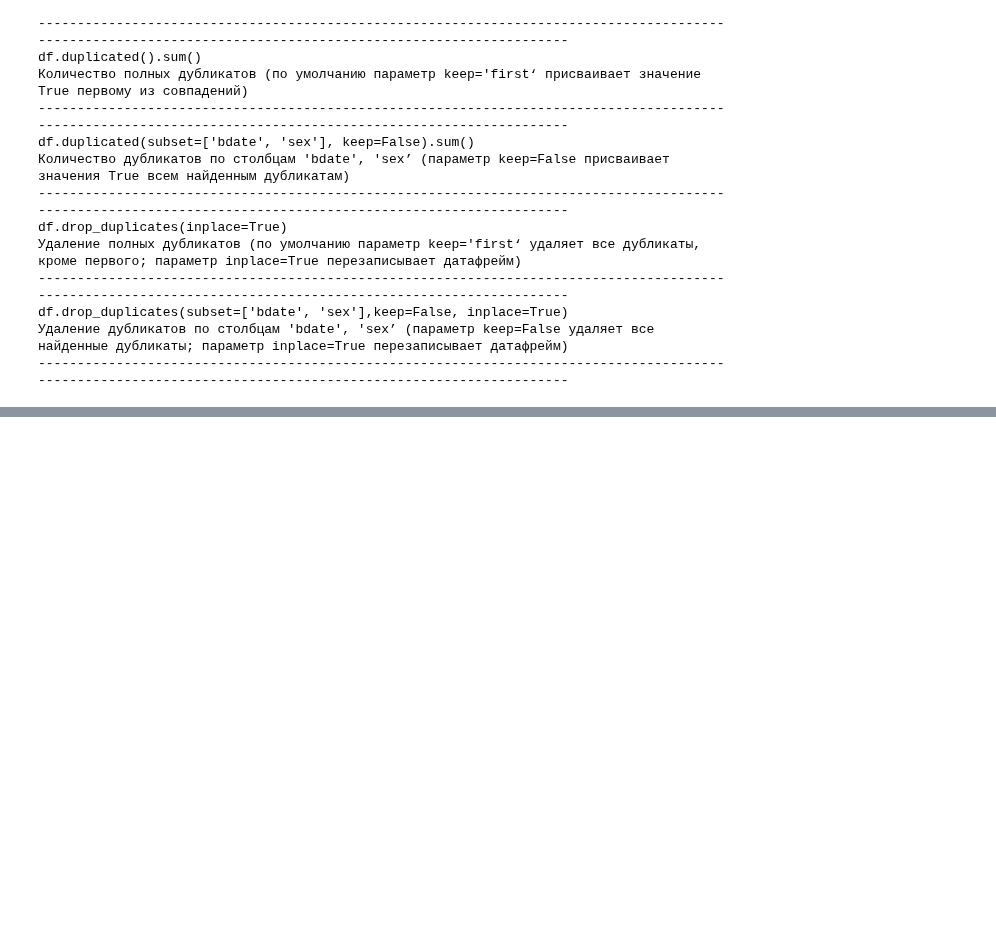
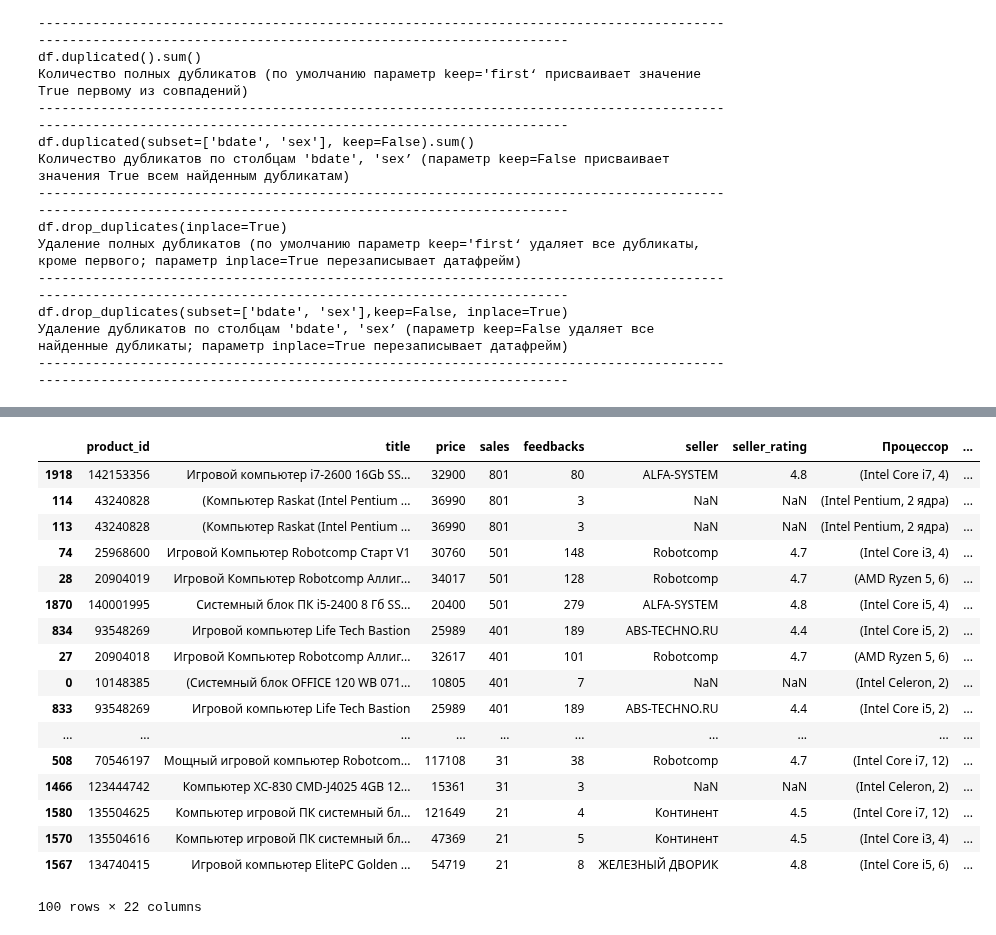
Before and after one commit to EZSib/data_-analytics2023, a Jupyter notebook: practice_clear.ipynb, the cells around one changed output, grey strips where cells are left out. Drawn from its saved outputs; the diff is of its cells as text; code cells hidden in the pictures; blank space fills up the shorter version.

```diff
--- a/practice_clear.ipynb
+++ b/practice_clear.ipynb
@@ -573,3 +556,13 @@ my_data1.shape
+# %%
+# изменим тип данных, нам нужен хешируемый
+def not_list(less_list):
+  if isinstance(less_list, list):
+    return tuple(less_list)
+  return less_list
+# %%
+test_clean_data = clean_data.copy()
+# %%
+test_clean_data['title'] = test_clean_data['title'].apply(not_list)
 # %%
 search_in('дубл')
 # %% [output]
@@ -593,0 +594,7 @@ clean_data.head(100)
+# %%
+test_clean_data['имя процессора'] = test_clean_data['Процессор'].apply(lambda x: list(x)[0])
+test_clean_data['количество ядер'] = test_clean_data['Процессор'].apply(lambda x: list(x)[1])
+test_clean_data['поколение ОП'] = test_clean_data['Оперативная память'].apply(lambda x: list(x)[0])
+test_clean_data['объём ОП'] = test_clean_data['Оперативная память'].apply(lambda x: list(x)[1])
+test_clean_data['HDD'] = test_clean_data['Жесткий диск'].apply(lambda x: list(x)[0])
+test_clean_data['SSD'] = test_clean_data['Жесткий диск'].apply(lambda x: list(x)[1])
@@ -593,0 +603,21 @@ clean_data.head(100)
+# %%
+test_clean_data.sort_values('sales', ascending=False).iloc[:100]
+# %% [output]
+|  | product_id | title | price | sales | feedbacks | seller | seller_rating | Процессор | ... |
+| 1918 | 142153356 | Игровой компьютер i7-2600 16Gb SS... | 32900 | 801 | 80 | ALFA-SYSTEM | 4.8 | (Intel Core i7, 4) | ... |
+| 114 | 43240828 | (Компьютер Raskat (Intel Pentium ... | 36990 | 801 | 3 | NaN | NaN | (Intel Pentium, 2 ядра) | ... |
+| 113 | 43240828 | (Компьютер Raskat (Intel Pentium ... | 36990 | 801 | 3 | NaN | NaN | (Intel Pentium, 2 ядра) | ... |
+| 74 | 25968600 | Игровой Компьютер Robotcomp Старт V1 | 30760 | 501 | 148 | Robotcomp | 4.7 | (Intel Core i3, 4) | ... |
+| 28 | 20904019 | Игровой Компьютер Robotcomp Аллиг... | 34017 | 501 | 128 | Robotcomp | 4.7 | (AMD Ryzen 5, 6) | ... |
+| 1870 | 140001995 | Системный блок ПК i5-2400 8 Гб SS... | 20400 | 501 | 279 | ALFA-SYSTEM | 4.8 | (Intel Core i5, 4) | ... |
+| 834 | 93548269 | Игровой компьютер Life Tech Bastion | 25989 | 401 | 189 | ABS-TECHNO.RU | 4.4 | (Intel Core i5, 2) | ... |
+| 27 | 20904018 | Игровой Компьютер Robotcomp Аллиг... | 32617 | 401 | 101 | Robotcomp | 4.7 | (AMD Ryzen 5, 6) | ... |
+| 0 | 10148385 | (Системный блок OFFICE 120 WB 071... | 10805 | 401 | 7 | NaN | NaN | (Intel Celeron, 2) | ... |
+| 833 | 93548269 | Игровой компьютер Life Tech Bastion | 25989 | 401 | 189 | ABS-TECHNO.RU | 4.4 | (Intel Core i5, 2) | ... |
+| ... | ... | ... | ... | ... | ... | ... | ... | ... | ... |
+| 508 | 70546197 | Мощный игровой компьютер Robotcom... | 117108 | 31 | 38 | Robotcomp | 4.7 | (Intel Core i7, 12) | ... |
+| 1466 | 123444742 | Компьютер XC-830 CMD-J4025 4GB 12... | 15361 | 31 | 3 | NaN | NaN | (Intel Celeron, 2) | ... |
+| 1580 | 135504625 | Компьютер игровой ПК системный бл... | 121649 | 21 | 4 | Континент | 4.5 | (Intel Core i7, 12) | ... |
+| 1570 | 135504616 | Компьютер игровой ПК системный бл... | 47369 | 21 | 5 | Континент | 4.5 | (Intel Core i3, 4) | ... |
+| 1567 | 134740415 | Игровой компьютер ElitePC Golden ... | 54719 | 21 | 8 | ЖЕЛЕЗНЫЙ ДВОРИК | 4.8 | (Intel Core i5, 6) | ... |
+100 rows × 22 columns
```
Also changed, not shown: parts of 15 cells of this notebook.
